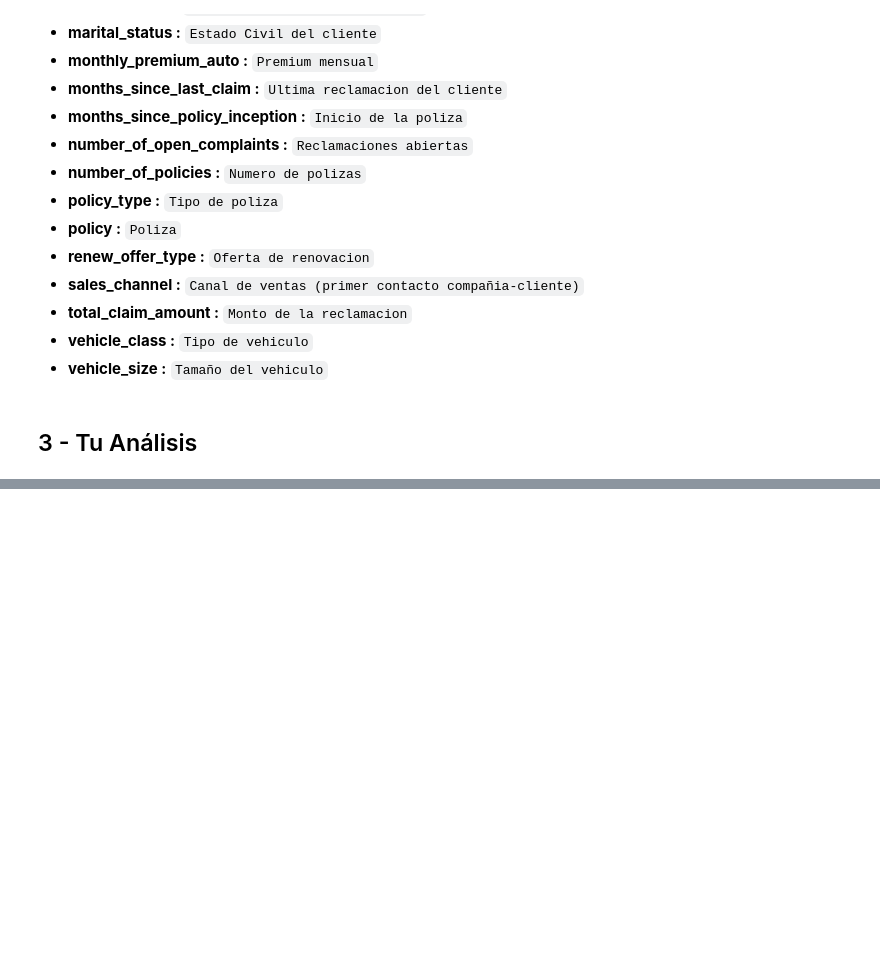
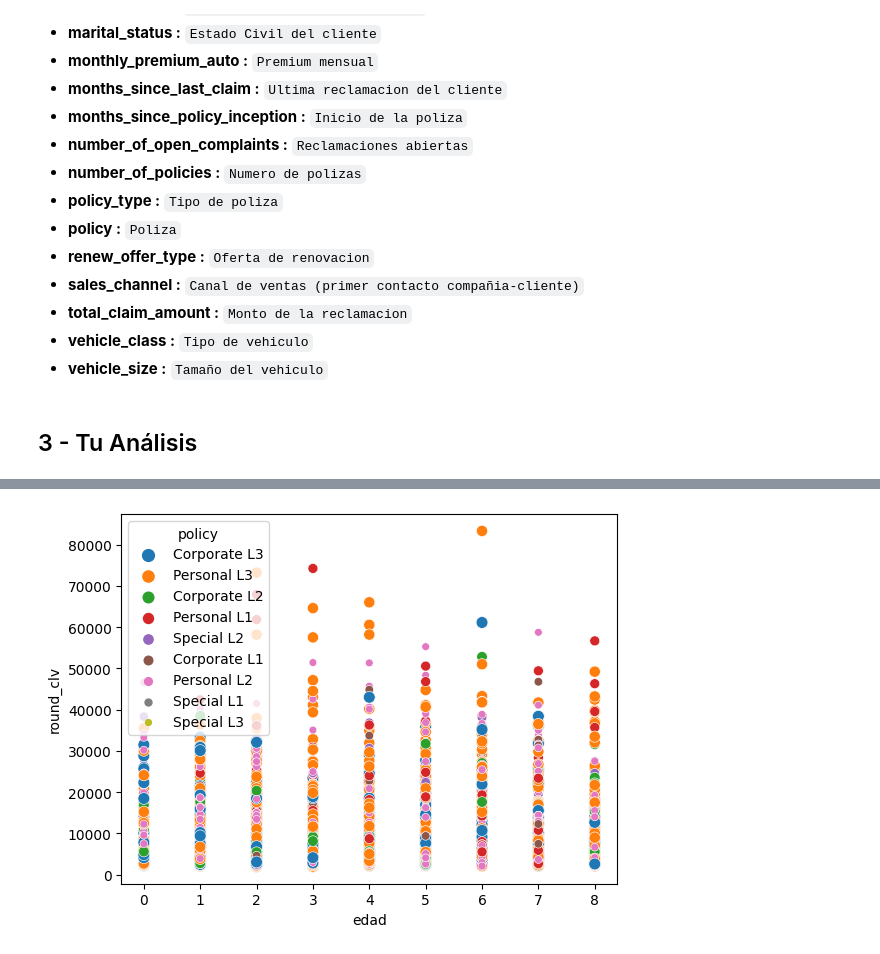
Before and after one commit to GammaTechData/Challenge-4_Real_business_case, a Jupyter notebook: main.ipynb, the cells around one changed output, grey strips where cells are left out. Cells and saved outputs as stored; diff of their text form; code cells hidden in the pictures; blank space fills up the shorter version.

```diff
--- a/main.ipynb
+++ b/main.ipynb
@@ -68,0 +247,4 @@ data.head()
+# %%
+sns.scatterplot(y="round_clv", x="edad", hue="policy",data=data, size="policy");
+# %% [output]
+[figure, added]
```
Also changed, not shown: parts of 58 cells of this notebook.
